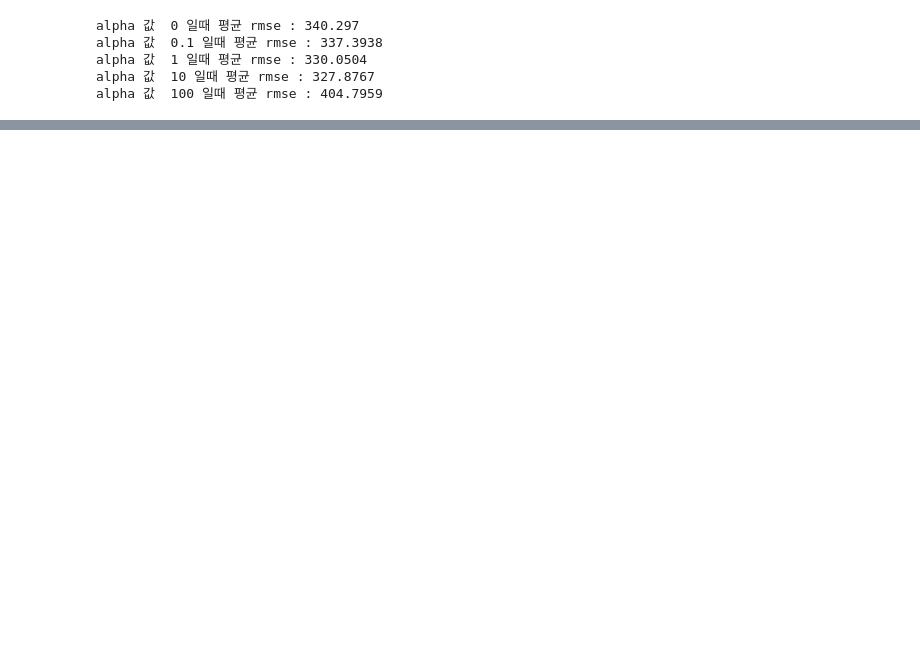
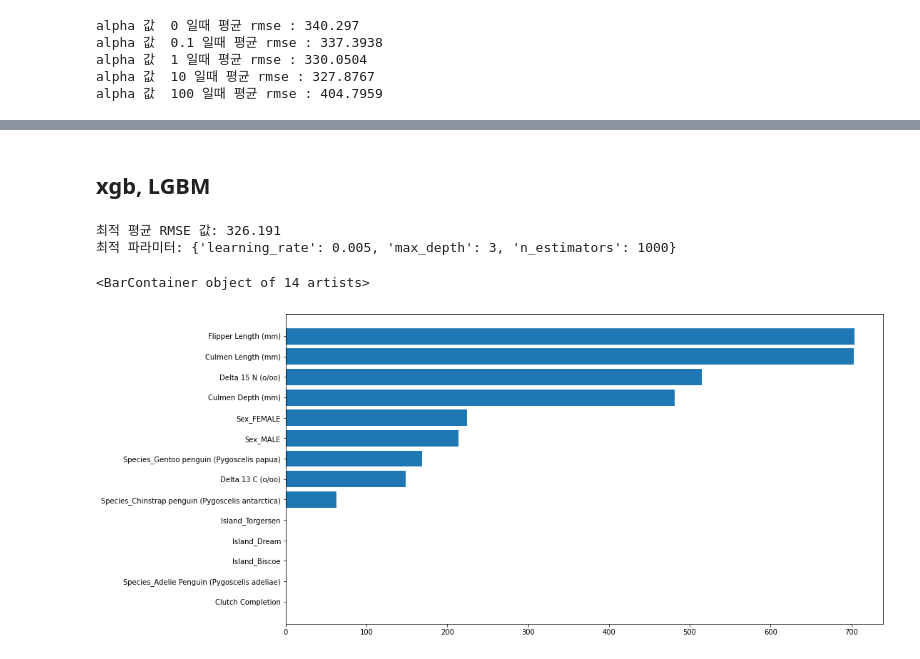
Before and after one commit to SmilingSammy/penguin_weight, a Jupyter notebook: test.ipynb, the cells around one changed output, grey strips where cells are left out. Drawn from its saved outputs; the diff is of its cells as text; code cells hidden in the pictures; blank space fills up the shorter version.

```diff
--- a/test.ipynb
+++ b/test.ipynb
@@ -257,0 +306,2 @@ sample_submission.to_csv('.penguin_result_{}.csv'.format(datetime.now().strftime
+# %% [markdown]
+## xgb, LGBM
@@ -257,0 +311,36 @@ sample_submission.to_csv('.penguin_result_{}.csv'.format(datetime.now().strftime
+# %%
+x_train, y_train = train.to_numpy(), label.to_numpy()
+x_test = test.iloc[:, 1:].to_numpy()
+# %%
+from sklearn.model_selection import GridSearchCV
+
+def get_best_params(model, params, cv=5):
+    grid_model = GridSearchCV(model, param_grid=params, scoring='neg_mean_squared_error', cv=cv)
+    grid_model.fit(x_train, y_train)
+    rmse = np.sqrt(-1* grid_model.best_score_)
+    print('최적 평균 RMSE 값:', np.round(rmse, 4))
+    print('최적 파라미터:', grid_model.best_params_)
+
+    return grid_model.best_estimator_
+# %%
+lgbm_params = {
+    'n_estimators':[500, 1000, 1500, 2000],
+    'learning_rate': [0.1, 0.05, 0.01, 0.005],
+    'max_depth': [1,2,3,4]
+}
+
+lgbm_reg = LGBMRegressor(max_depth=3, n_estimators=1000)
+best_lgbm = get_best_params(lgbm_reg, lgbm_params)
+# %% [output]
+최적 평균 RMSE 값: 326.191
+최적 파라미터: {'learning_rate': 0.005, 'max_depth': 3, 'n_estimators': 1000}
+# %%
+import matplotlib.pyplot as plt
+%matplotlib inline
+sorted_idx = best_lgbm.feature_importances_.argsort()
+
+plt.figure(figsize=(15,8))
+plt.barh(train.columns[sorted_idx], best_lgbm.feature_importances_[sorted_idx])
+# %% [output]
+<BarContainer object of 14 artists>
+[figure, added]
```
Also changed, not shown: parts of 8 cells of this notebook, 4 other files.
